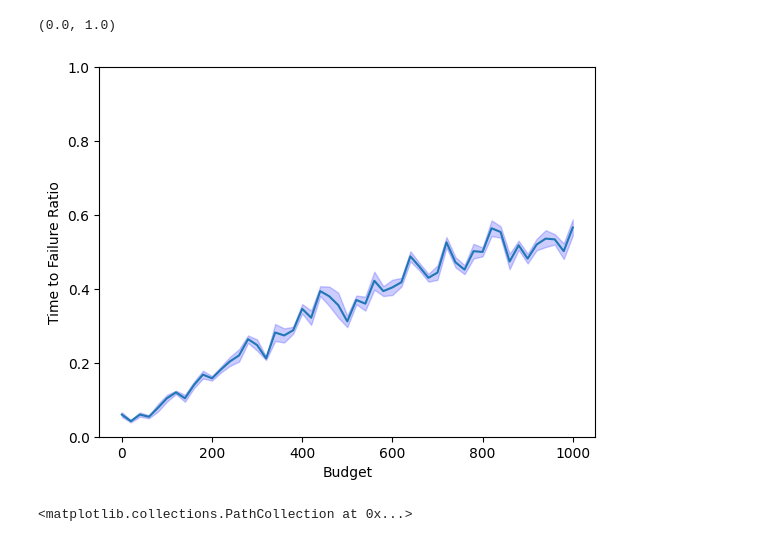
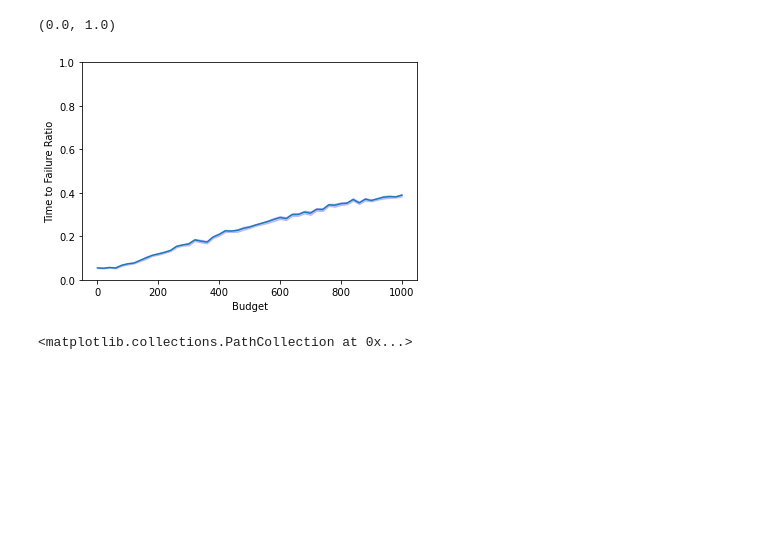
Before and after one commit to leadcatlab/welfare-maximization-cdc, a Jupyter notebook: simulations/results/analyze_data.ipynb, the cells around one changed output. Saved outputs shown, nothing was run; the diff lists cells and outputs as text; code cells hidden in the pictures; blank space fills up the shorter version.

Commit message:
latest plotting code

```diff
--- a/simulations/results/analyze_data.ipynb
+++ b/simulations/results/analyze_data.ipynb
@@ -7,4 +7,0 @@ import matplotlib.pyplot as plt
-# %%
-survive_data = h5py.File("survive_data_5.jld2", "r")
-survive_data = survive_data['data'][:]
-survive_data = survive_data/100.0
@@ -14,0 +8,5 @@ survive_data_std = np.std(survive_data,axis=0)
+# %%
+components_data_path = '../selected_15_components_data.csv'
+components_df = pd.read_csv(components_data_path)
+component_ids = list(components_df['component_id'])
+component_ids
@@ -14,0 +15,22 @@ survive_data_std = np.std(survive_data,axis=0)
+# %%
+survival_mean_components = np.zeros((15,51))
+survival_std_components = np.zeros((15,51))
+
+# calulate survival stats from rewards data
+
+for i in range(len(component_ids)):
+
+    # load reward histories
+    rewards = h5py.File(f"reward_histories_{component_ids[i]}.jld2", "r")
+    reward_histories = np.int64(rewards['data'][:])
+    survive_data = np.count_nonzero(reward_histories == 1, axis=0)/100.0
+    survival_mean_components[i,:] = np.mean(survive_data,axis=0)
+    survival_std_components[i,:] = np.std(survive_data,axis=0)
+
+
+# average over the components
+survival_mean = np.mean(survival_mean_components,axis=0)
+survival_std = np.std(survival_std_components,axis=0)
+
+# budgets
+budgets = list(np.arange(51)*20)
@@ -15,14 +40,13 @@ survive_data_std = np.std(survive_data,axis=0)
 # %%
-x_data = list(np.arange(51)*20)
-conf_int = 1.96*np.std(survive_data,axis=0)/np.sqrt(len(x_data))
-plt.plot(x_data,avg_suvive_data, )
-plt.fill_between(x_data,(avg_suvive_data-conf_int),(avg_suvive_data+conf_int),color='b',alpha=.2)
+conf_int = 1.96*survival_std/np.sqrt(len(budgets))
+plt.plot(budgets,survival_mean)
+plt.fill_between(budgets,(survival_mean-conf_int),(survival_mean+conf_int),color='b',alpha=.2)
 plt.xlabel('Budget')
 plt.ylabel('Time to Failure Ratio')
 plt.ylim(0,1)
 # %% [output]
 (0.0, 1.0)
-[figure, old version]
+[figure, new version]
 # %%
 action_history = h5py.File("action_histories_5.jld2","r")
 action_history = action_history['data'][:,0,50]
```
Also changed, not shown: parts of 8 cells of this notebook.
